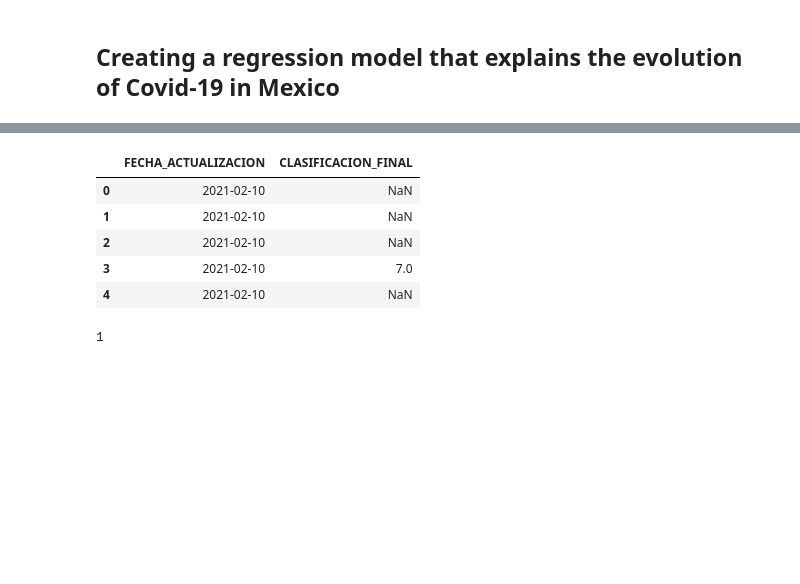
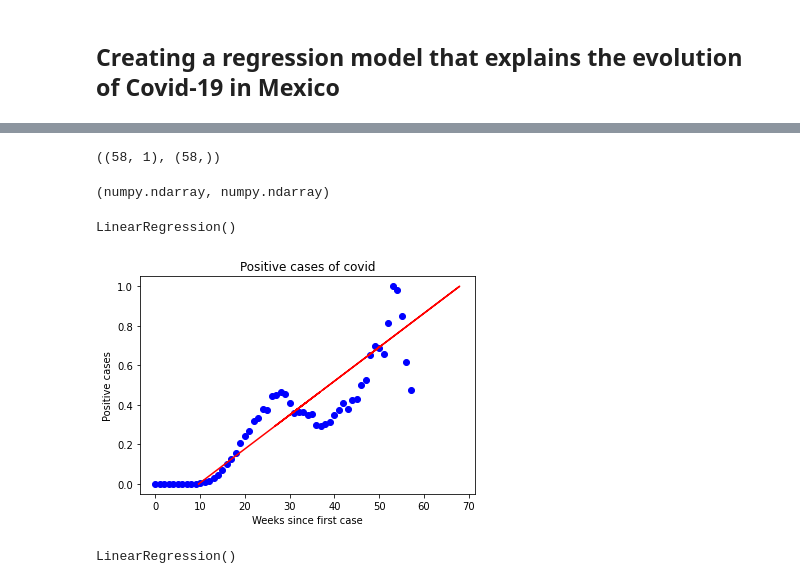
Before and after one commit to AlfredoAcosta/analyzing_covid19_mexico, a Jupyter notebook: Analyzing Covid19 Mexico.ipynb, the cells around one changed output, grey strips where cells are left out. Cells and saved outputs as stored; diff of their text form; code cells hidden in the pictures; blank space fills up the shorter version.

```diff
--- a/Analyzing Covid19 Mexico.ipynb
+++ b/Analyzing Covid19 Mexico.ipynb
@@ -140,13 +109,44 @@ Customizing NULL values of 2nd feature
-# %%
-data_cases.head()
-# %% [output]
-|  | FECHA_ACTUALIZACION | CLASIFICACION_FINAL |
-| 0 | 2021-02-10 | NaN |
-| 1 | 2021-02-10 | NaN |
-| 2 | 2021-02-10 | NaN |
-| 3 | 2021-02-10 | 7.0 |
-| 4 | 2021-02-10 | NaN |
-# %%
-data_cases.FECHA_ACTUALIZACION.nunique()
-# %% [output]
-1
+# %%
+X_scaled.shape,weeks.shape
+# %% [output]
+((58, 1), (58,))
+# %%
+type(X_scaled),type(weeks)
+# %% [output]
+(numpy.ndarray, numpy.ndarray)
+# %%
+# Fitting Linear Regression to the dataset
+# (it's easy to see that for this problem a linear function it's not useful)
+# but remenber that even a hugh degree regression function is linear in terms
+# of unknown variables, hence these models are linear from the point of estimation.
+
+from sklearn.linear_model import LinearRegression
+lin = LinearRegression()
+lin.fit(X_scaled,weeks)
+# %% [output]
+LinearRegression()
+# %%
+# Visualising the Linear Regression results
+
+plt.scatter(weeks, X_scaled, color = 'blue')
+
+plt.plot(lin.predict(X_scaled), X_scaled , color = 'red')
+plt.title('Positive cases of covid')
+plt.xlabel('Weeks since first case')
+plt.ylabel('Positive cases')
+plt.show()
+# %% [output]
+[figure, added]
+# %%
+# Fitting Polynomial Regression to the dataset
+
+from sklearn.preprocessing import PolynomialFeatures
+
+poly = PolynomialFeatures(degree = 3)
+X_poly = poly.fit_transform(X_scaled)
+
+poly.fit(X_poly, weeks)
+lin2 = LinearRegression()
+lin2.fit(X_poly, weeks)
+# %% [output]
+LinearRegression()
```
Also changed, not shown: parts of 8 cells of this notebook, 5 other files.
